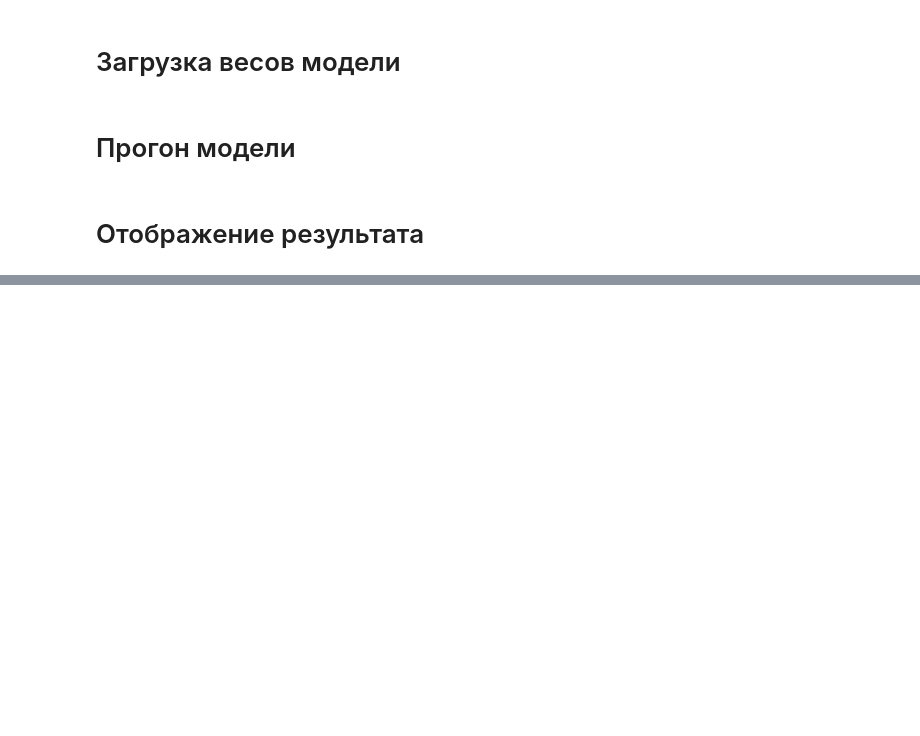
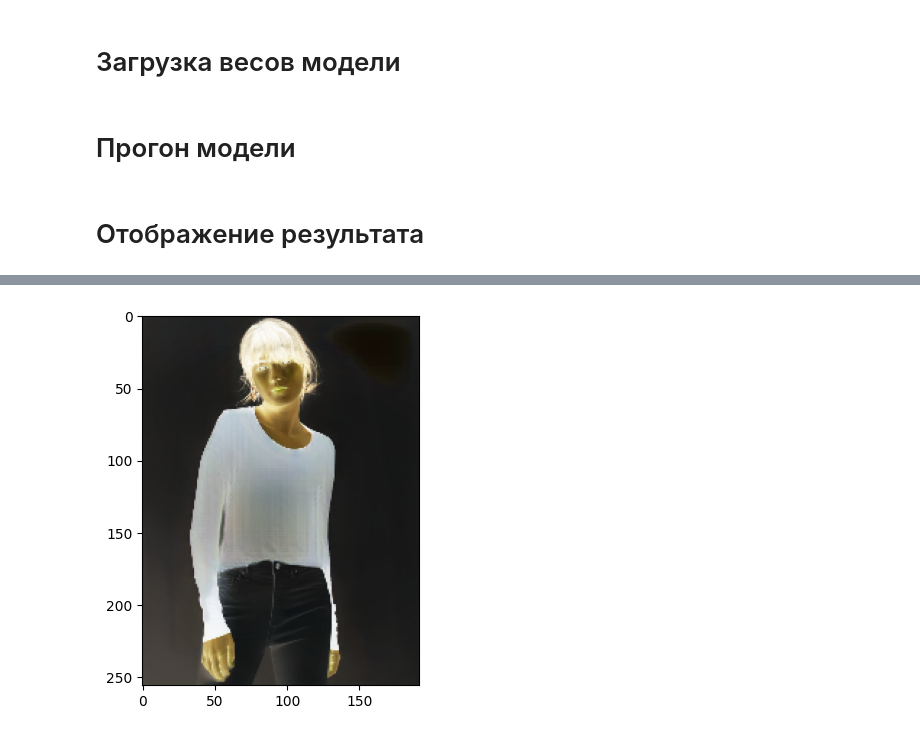
Before and after one commit to EgorProkopov/SMBackEnd, a Jupyter notebook: LookGenerator/networks_training/checking_encoder_decoder.ipynb, the cells around one changed output, grey strips where cells are left out. Drawn from its saved outputs; the diff is of its cells as text; code cells hidden in the pictures; blank space fills up the shorter version.

```diff
--- a/LookGenerator/networks_training/checking_encoder_decoder.ipynb
+++ b/LookGenerator/networks_training/checking_encoder_decoder.ipynb
@@ -11,7 +11,7 @@ from LookGenerator.networks.utils import load_model
 # %% [markdown]
 # Загрузка изображений
 # %%
-root = r"C:\Users\DenisovDmitrii\Desktop\forEncoder\val"
+root = r"C:\Users\Даша\кто\мусор\zalando-hd-resized\val"
 file_name = r"00006_00"
 
 human_image = load_image(root, r"imageWithNoCloth", file_name, ".png")
@@ -55,7 +55,7 @@ input_bin_transform = transforms.Compose([
 # %%
 model_input = prepare_images_for_encoder(human_image, pose_points, clothes, input_rgb_transform, input_bin_transform).float()
 # %%
-weights_dir = r"C:\Users\DenisovDmitrii\OneDrive - ITMO UNIVERSITY\peopleDetector\encoder\weights\session12\epoch_19.pt"
+weights_dir = r"C:\Users\Даша\PycharmProjects\SMBackEnd\LookGenerator\weights\epoch_19.pt"
 # %%
 model = EncoderDecoder(in_channels=6, out_channels=3)
 model = load_model(model, weights_dir)
@@ -73,7 +73,7 @@ model_output = model(model_input)
 # %%
 model_output = to_array_from_decoder(model_output)
 # %%
-to_plt = model_output
+to_plt = np.array(model_output)
 # %%
 c = np.array(to_plt[:,:,0])
 to_plt[:,:,0] = to_plt[:,:,2]
@@ -81,3 +101,5 @@ to_plt[:,:,2] = c
 # %%
 show_array_as_image(np.invert(np.uint8(255*to_plt)))
-save_array_as_image(np.uint8(255*model_output), save_path=fr"C:\Users\DenisovDmitrii\Desktop\forEncoder\out\{file_name}.png")
+save_array_as_image(np.uint8(255*model_output), save_path=r"a.png")
+# %% [output]
+[figure, added]
```
Also changed, not shown: parts of 1 cell of this notebook.
